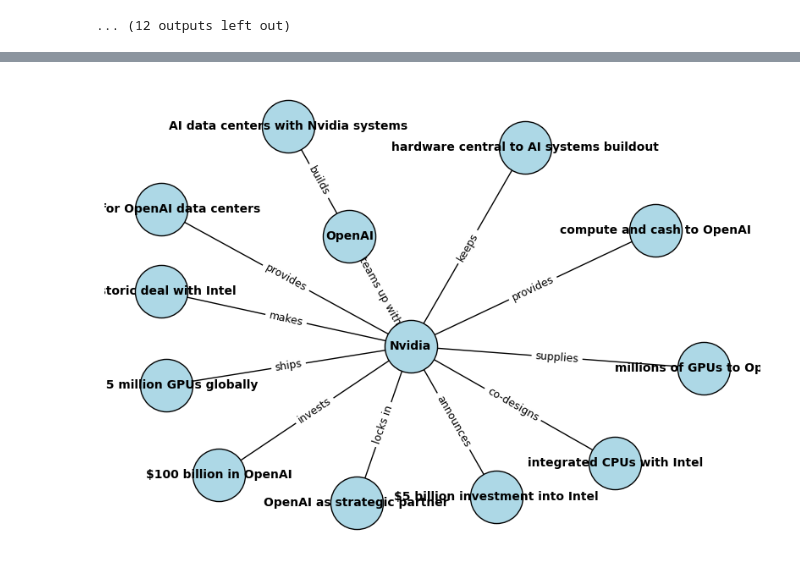
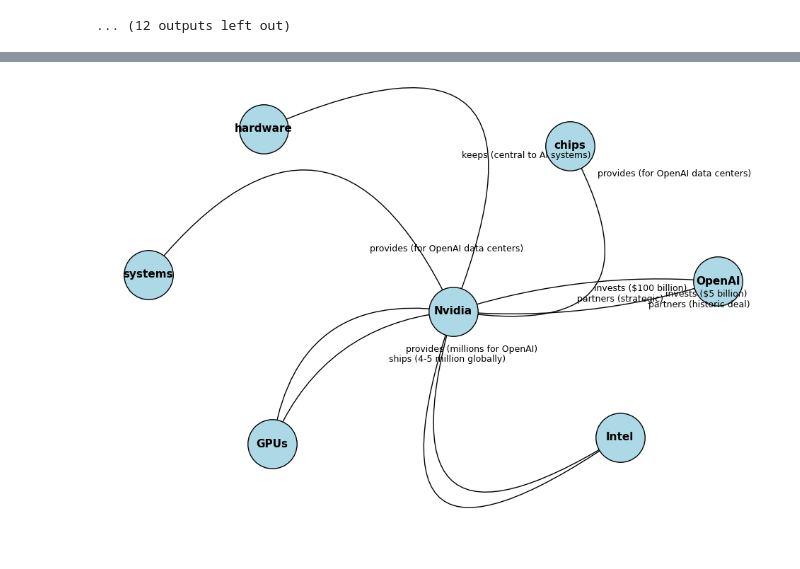
Before and after one commit to VeerapatSintupong123/HCI-Summarize_agent, a Jupyter notebook: graph_news/23092025.ipynb, the cells around one changed output, grey strips where cells are left out. Saved outputs shown, nothing was run; the diff lists cells and outputs as text; code cells hidden in the pictures.

```diff
--- a/graph_news/23092025.ipynb
+++ b/graph_news/23092025.ipynb
@@ -317,31 +324,42 @@ plt.show()
 # %%
-G = nx.DiGraph()
+G = nx.MultiDiGraph()
 
-# triplets is a list of Triplet objects
+# Add triplets
 for t in result['Nvidia'][0]['triplets']:
-    subj, rel, obj = t.subject, t.verb, t.object
-    G.add_node(subj)
-    G.add_node(obj)
-    G.add_edge(subj, obj, label=rel)
+    subj, obj = t.subject, t.object
+    verb, detail = t.relation.verb, t.relation.detail
 
+    # Build relation label
+    rel_label = f"{verb} ({detail})" if detail else verb
+
+    # Add edge with unique key
+    G.add_edge(subj, obj, label=rel_label)
+
+# Layout
 pos = nx.spring_layout(G, seed=42)
-plt.figure(figsize=(10, 7))
+plt.figure(figsize=(12, 8))
 
 # Nodes
-nx.draw_networkx_nodes(G, pos, node_size=2000, node_color="lightblue", edgecolors="black")
+nx.draw_networkx_nodes(G, pos, node_size=2500, node_color="lightblue", edgecolors="black")
+nx.draw_networkx_labels(G, pos, font_size=11, font_weight="bold")
 
-# Edges
-nx.draw_networkx_edges(G, pos, arrowstyle="->", arrowsize=20)
-
-# Labels
-nx.draw_networkx_labels(G, pos, font_size=10, font_weight="bold")
-
-# Edge labels (relations)
-edge_labels = nx.get_edge_attributes(G, "label")
-nx.draw_networkx_edge_labels(G, pos, edge_labels=edge_labels, font_size=9)
+# Draw multiple edges with curvature
+for i, (u, v, key, data) in enumerate(G.edges(keys=True, data=True)):
+    # vary curvature by edge index between nodes
+    rad = 0.2 * (i - (len(G[u][v]) - 1) / 2)
+    nx.draw_networkx_edges(
+        G, pos,
+        edgelist=[(u, v)],
+        connectionstyle=f"arc3,rad={rad}",
+        arrowstyle="->", arrowsize=20
+    )
+    # edge label at midpoint
+    x = (pos[u][0] + pos[v][0]) / 2
+    y = (pos[u][1] + pos[v][1]) / 2
+    plt.text(x + rad*0.3, y + rad*0.3, data["label"], fontsize=9, color="black")
 
 plt.axis("off")
 plt.show()
 # %% [output]
-[figure, old version]
+[figure, new version]
 # %%
```
Also changed, not shown: parts of 9 cells of this notebook, 5 other files.
